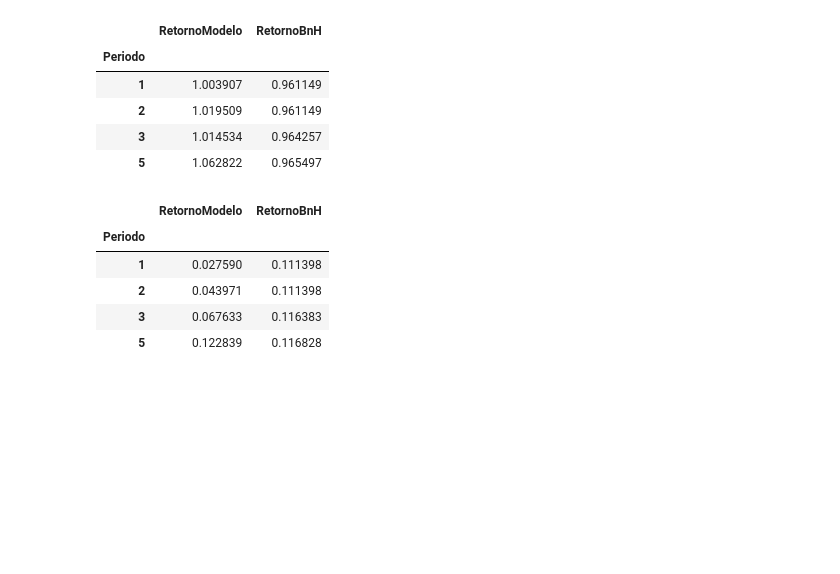
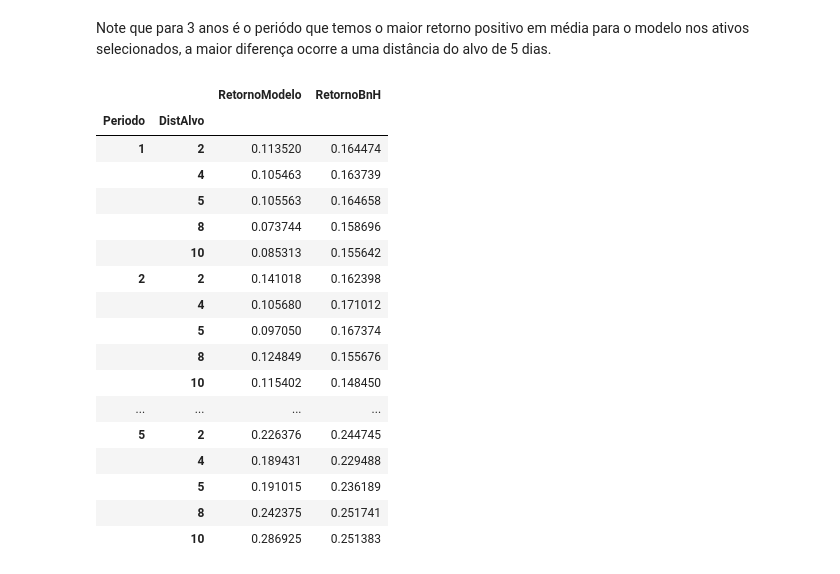
Before and after one commit to vsuguimoto/aurum, a Jupyter notebook: notebooks/VS03-TrainingPeriod.ipynb, the cells around one changed output. Drawn from its saved outputs; the diff is of its cells as text; code cells hidden in the pictures; blank space fills up the shorter version.

```diff
--- a/notebooks/VS03-TrainingPeriod.ipynb
+++ b/notebooks/VS03-TrainingPeriod.ipynb
@@ -193,18 +205,23 @@ teste_periodo.head()
+# %% [markdown]
+Note que para 3 anos é o periódo que temos o maior retorno positivo em média para o modelo nos ativos selecionados, a maior diferença ocorre a uma distância do alvo de 5 dias.
 # %%
-teste_periodo.groupby('Periodo').mean()
+teste_periodo[['Periodo','DistAlvo','RetornoModelo', 'RetornoBnH']].groupby(['Periodo','DistAlvo']).std()
 # %% [output]
-|  | RetornoModelo | RetornoBnH |
-| Periodo |  |  |
-| 1 | 1.003907 | 0.961149 |
-| 2 | 1.019509 | 0.961149 |
-| 3 | 1.014534 | 0.964257 |
-| 5 | 1.062822 | 0.965497 |
+|  |  | RetornoModelo | RetornoBnH |
+| Periodo | DistAlvo |  |  |
+| 1 | 2 | 0.113520 | 0.164474 |
+|  | 4 | 0.105463 | 0.163739 |
+|  | 5 | 0.105563 | 0.164658 |
+|  | 8 | 0.073744 | 0.158696 |
+|  | 10 | 0.085313 | 0.155642 |
+| 2 | 2 | 0.141018 | 0.162398 |
+|  | 4 | 0.105680 | 0.171012 |
+|  | 5 | 0.097050 | 0.167374 |
+|  | 8 | 0.124849 | 0.155676 |
+|  | 10 | 0.115402 | 0.148450 |
+| ... | ... | ... | ... |
+| 5 | 2 | 0.226376 | 0.244745 |
+|  | 4 | 0.189431 | 0.229488 |
+|  | 5 | 0.191015 | 0.236189 |
+|  | 8 | 0.242375 | 0.251741 |
+|  | 10 | 0.286925 | 0.251383 |
-# %%
-teste_periodo[['Periodo','RetornoModelo', 'RetornoBnH']].groupby('Periodo').std()
-# %% [output]
-|  | RetornoModelo | RetornoBnH |
-| Periodo |  |  |
-| 1 | 0.027590 | 0.111398 |
-| 2 | 0.043971 | 0.111398 |
-| 3 | 0.067633 | 0.116383 |
-| 5 | 0.122839 | 0.116828 |
```
Also changed, not shown: parts of 9 cells of this notebook, 2 other files.
